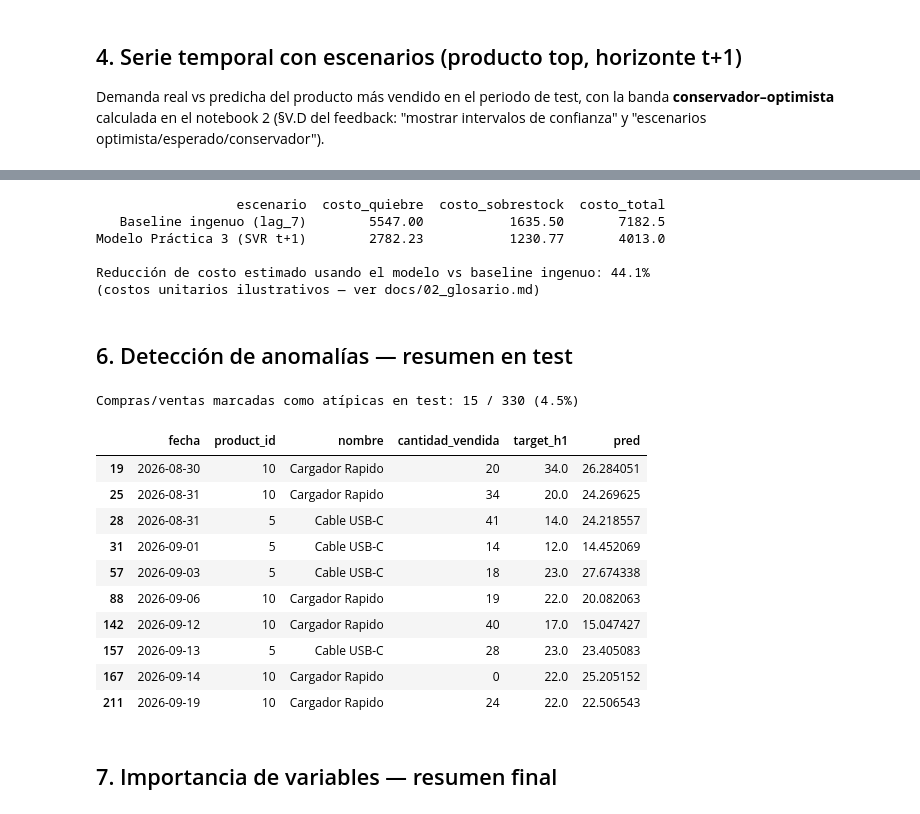
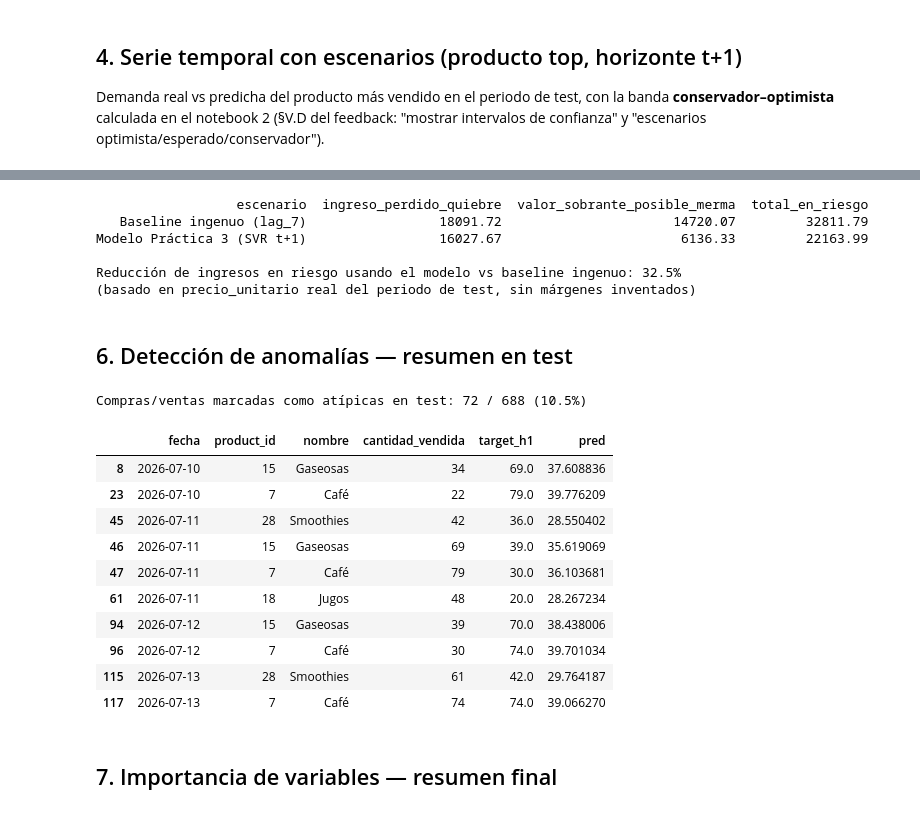
Before and after one commit to Whiteherobot/prediccion-demanda-cafeteria, a Jupyter notebook: notebooks/03_resultados.ipynb, the cells around one changed output, grey strips where cells are left out. Cells and saved outputs as stored; diff of their text form; code cells hidden in the pictures.

```diff
--- a/notebooks/03_resultados.ipynb
+++ b/notebooks/03_resultados.ipynb
@@ -154,58 +162,58 @@ hace una semana") para cuantificar cuánto ahorra usar el modelo.
 # %%
-COSTO_QUIEBRE_POR_UNIDAD = {"Electronica": 25.0, "Perifericos": 8.0, "Accesorios": 4.0, "Cables": 2.0}
-COSTO_SOBRESTOCK_POR_UNIDAD = {"Electronica": 6.0, "Perifericos": 2.0, "Accesorios": 1.0, "Cables": 0.5}
+precio_por_producto = df.groupby("product_id")["precio_promedio"].mean()
 
 test_h1 = splits[1]["test"].copy()
 test_h1["pred"] = splits[1]["pred_test"]
 test_h1["pred_naive"] = test_h1["lag_7"]  # baseline: demanda de hace 7 dias
+test_h1["precio"] = test_h1["product_id"].map(precio_por_producto)
 
-def costo_total(df_, col_pred):
-    quiebre = (df_["target_h1"] - df_[col_pred]).clip(lower=0) * df_["categoria"].map(COSTO_QUIEBRE_POR_UNIDAD)
-    sobre = (df_[col_pred] - df_["target_h1"]).clip(lower=0) * df_["categoria"].map(COSTO_SOBRESTOCK_POR_UNIDAD)
-    return float(quiebre.sum()), float(sobre.sum())
+def ingresos_en_riesgo(df_, col_pred):
+    quiebre = (df_["target_h1"] - df_[col_pred]).clip(lower=0) * df_["precio"]  # demanda no atendida
+    sobrante = (df_[col_pred] - df_["target_h1"]).clip(lower=0) * df_["precio"]  # preparado de más / posible merma
+    return float(quiebre.sum()), float(sobrante.sum())
 
-quiebre_modelo, sobre_modelo = costo_total(test_h1, "pred")
-quiebre_naive, sobre_naive = costo_total(test_h1, "pred_naive")
+quiebre_modelo, sobrante_modelo = ingresos_en_riesgo(test_h1, "pred")
+quiebre_naive, sobrante_naive = ingresos_en_riesgo(test_h1, "pred_naive")
 
 resumen_negocio = pd.DataFrame([
-    {"escenario": "Baseline ingenuo (lag_7)", "costo_quiebre": quiebre_naive, "costo_sobrestock": sobre_naive,
-     "costo_total": quiebre_naive + sobre_naive},
-    {"escenario": "Modelo Práctica 3 (SVR t+1)", "costo_quiebre": quiebre_modelo, "costo_sobrestock": sobre_modelo,
-     "costo_total": quiebre_modelo + sobre_modelo},
+    {"escenario": "Baseline ingenuo (lag_7)", "ingreso_perdido_quiebre": quiebre_naive,
+     "valor_sobrante_posible_merma": sobrante_naive, "total_en_riesgo": quiebre_naive + sobrante_naive},
+    {"escenario": "Modelo Práctica 3 (SVR t+1)", "ingreso_perdido_quiebre": quiebre_modelo,
+     "valor_sobrante_posible_merma": sobrante_modelo, "total_en_riesgo": quiebre_modelo + sobrante_modelo},
 ]).round(2)
-reduccion_pct = 100 * (1 - resumen_negocio.loc[1, "costo_total"] / resumen_negocio.loc[0, "costo_total"])
+reduccion_pct = 100 * (1 - resumen_negocio.loc[1, "total_en_riesgo"] / resumen_negocio.loc[0, "total_en_riesgo"])
 print(resumen_negocio.to_string(index=False))
-print(f"\nReducción de costo estimado usando el modelo vs baseline ingenuo: {reduccion_pct:.1f}%")
-print("(costos unitarios ilustrativos — ver docs/02_glosario.md)")
+print(f"\nReducción de ingresos en riesgo usando el modelo vs baseline ingenuo: {reduccion_pct:.1f}%")
+print("(basado en precio_unitario real del periodo de test, sin márgenes inventados)")
 # %% [output]
-                  escenario  costo_quiebre  costo_sobrestock  costo_total
-   Baseline ingenuo (lag_7)        5547.00           1635.50       7182.5
-Modelo Práctica 3 (SVR t+1)        2782.23           1230.77       4013.0
+                  escenario  ingreso_perdido_quiebre  valor_sobrante_posible_merma  total_en_riesgo
+   Baseline ingenuo (lag_7)                 18091.72                      14720.07         32811.79
+Modelo Práctica 3 (SVR t+1)                 16027.67                       6136.33         22163.99
 
-Reducción de costo estimado usando el modelo vs baseline ingenuo: 44.1%
-(costos unitarios ilustrativos — ver docs/02_glosario.md)
+Reducción de ingresos en riesgo usando el modelo vs baseline ingenuo: 32.5%
+(basado en precio_unitario real del periodo de test, sin márgenes inventados)
 # %% [markdown]
 ## 6. Detección de anomalías — resumen en test
 # %%
-pred_anom = isolation_forest.predict(splits[1]["X_test"])
+pred_anom = isolation_forest.predict(X_test_svc_iso)
 test_h1["anomalia"] = pred_anom == -1
 n_anom = int(test_h1["anomalia"].sum())
 print(f"Compras/ventas marcadas como atípicas en test: {n_anom} / {len(test_h1)} ({n_anom/len(test_h1):.1%})")
 cols = ["fecha", "product_id", "nombre", "cantidad_vendida", "target_h1", "pred"]
 test_h1[test_h1["anomalia"]][cols].sort_values("fecha").head(10)
 # %% [output]
-Compras/ventas marcadas como atípicas en test: 15 / 330 (4.5%)
+Compras/ventas marcadas como atípicas en test: 72 / 688 (10.5%)
 |  | fecha | product_id | nombre | cantidad_vendida | target_h1 | pred |
-| 19 | 2026-08-30 | 10 | Cargador Rapido | 20 | 34.0 | 26.284051 |
-| 25 | 2026-08-31 | 10 | Cargador Rapido | 34 | 20.0 | 24.269625 |
-| 28 | 2026-08-31 | 5 | Cable USB-C | 41 | 14.0 | 24.218557 |
-| 31 | 2026-09-01 | 5 | Cable USB-C | 14 | 12.0 | 14.452069 |
-| 57 | 2026-09-03 | 5 | Cable USB-C | 18 | 23.0 | 27.674338 |
-| 88 | 2026-09-06 | 10 | Cargador Rapido | 19 | 22.0 | 20.082063 |
-| 142 | 2026-09-12 | 10 | Cargador Rapido | 40 | 17.0 | 15.047427 |
-| 157 | 2026-09-13 | 5 | Cable USB-C | 28 | 23.0 | 23.405083 |
-| 167 | 2026-09-14 | 10 | Cargador Rapido | 0 | 22.0 | 25.205152 |
-| 211 | 2026-09-19 | 10 | Cargador Rapido | 24 | 22.0 | 22.506543 |
+| 8 | 2026-07-10 | 15 | Gaseosas | 34 | 69.0 | 37.608836 |
+| 23 | 2026-07-10 | 7 | Café | 22 | 79.0 | 39.776209 |
+| 45 | 2026-07-11 | 28 | Smoothies | 42 | 36.0 | 28.550402 |
+| 46 | 2026-07-11 | 15 | Gaseosas | 69 | 39.0 | 35.619069 |
+| 47 | 2026-07-11 | 7 | Café | 79 | 30.0 | 36.103681 |
+| 61 | 2026-07-11 | 18 | Jugos | 48 | 20.0 | 28.267234 |
+| 94 | 2026-07-12 | 15 | Gaseosas | 39 | 70.0 | 38.438006 |
+| 96 | 2026-07-12 | 7 | Café | 30 | 74.0 | 39.701034 |
+| 115 | 2026-07-13 | 28 | Smoothies | 61 | 42.0 | 29.764187 |
+| 117 | 2026-07-13 | 7 | Café | 74 | 74.0 | 39.066270 |
 # %% [markdown]
 ## 7. Importancia de variables — resumen final
 # %%
```
Also changed, not shown: parts of 15 cells of this notebook, 18 other files.
